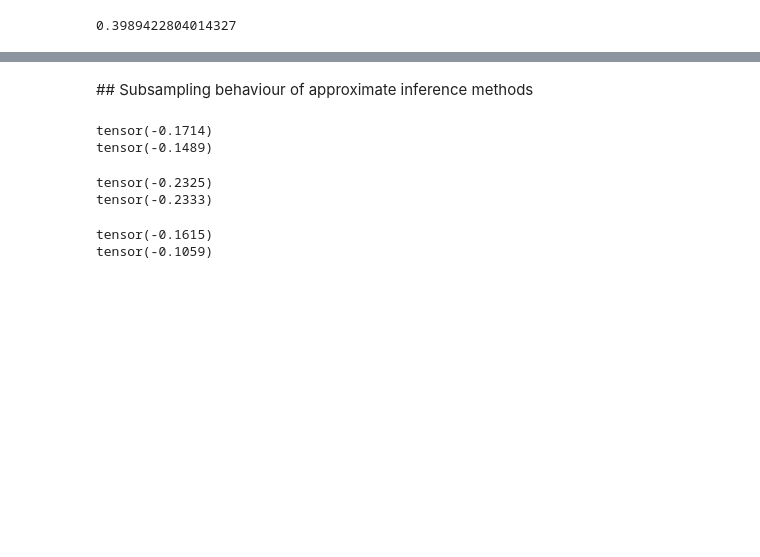
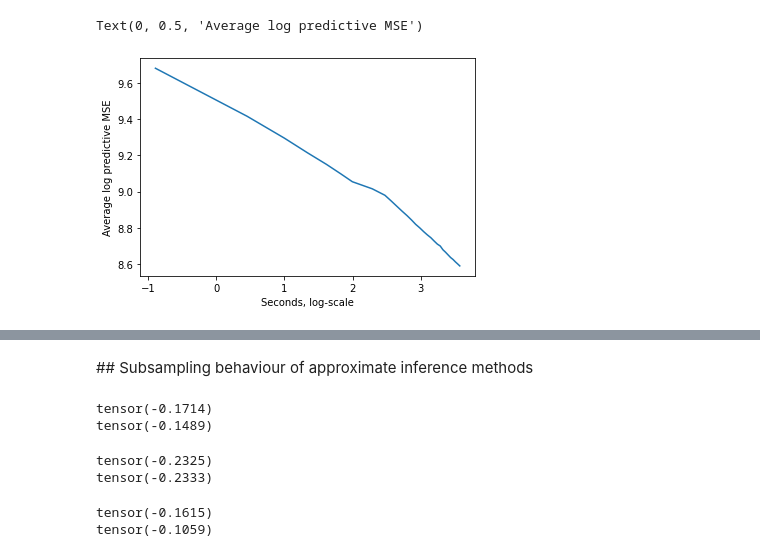
Before and after one commit to lorenzkuhn/advi, a Jupyter notebook: ARD.ipynb, the cells around one changed output, grey strips where cells are left out. Cells and saved outputs as stored; diff of their text form; code cells hidden in the pictures; blank space fills up the shorter version.

```diff
--- a/ARD.ipynb
+++ b/ARD.ipynb
@@ -147,4 +149,7 @@ tensor(-0.1126)
-# %%
-NormalDist(0,1).pdf(0)
-# %% [output]
-0.3989422804014327
+# %%
+plt.plot(np.log(step_time), np.array(average_log_predictives))
+plt.xlabel("Seconds, log-scale")
+plt.ylabel("Average log predictive MSE")
+# %% [output]
+Text(0, 0.5, 'Average log predictive MSE')
+[figure, added]
```
Also changed, not shown: parts of 16 cells of this notebook.
